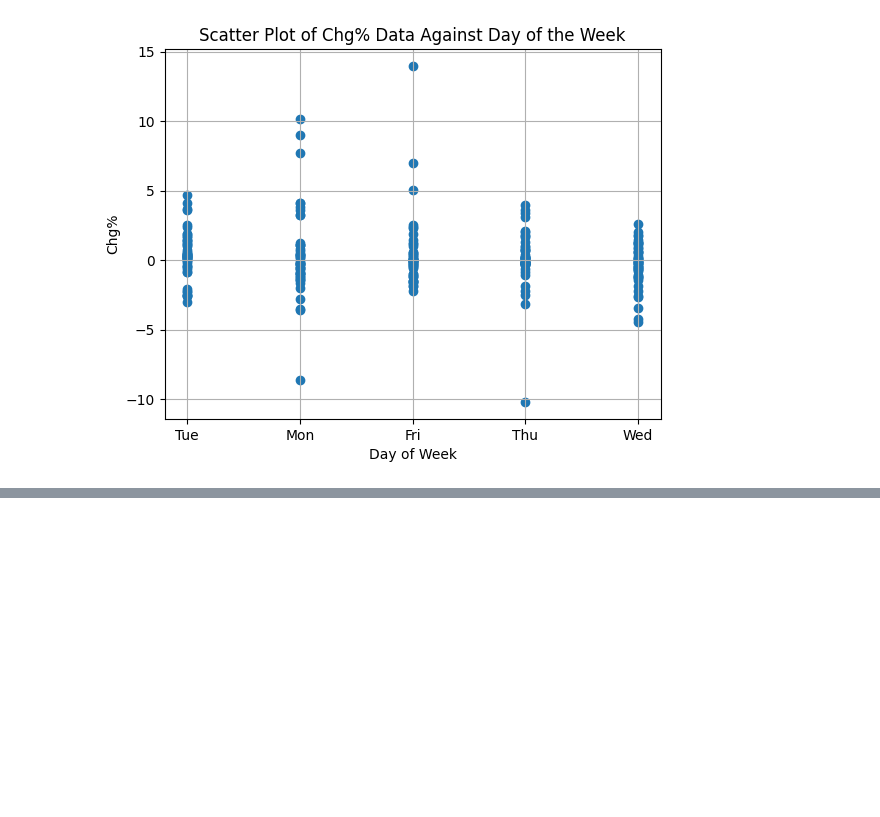
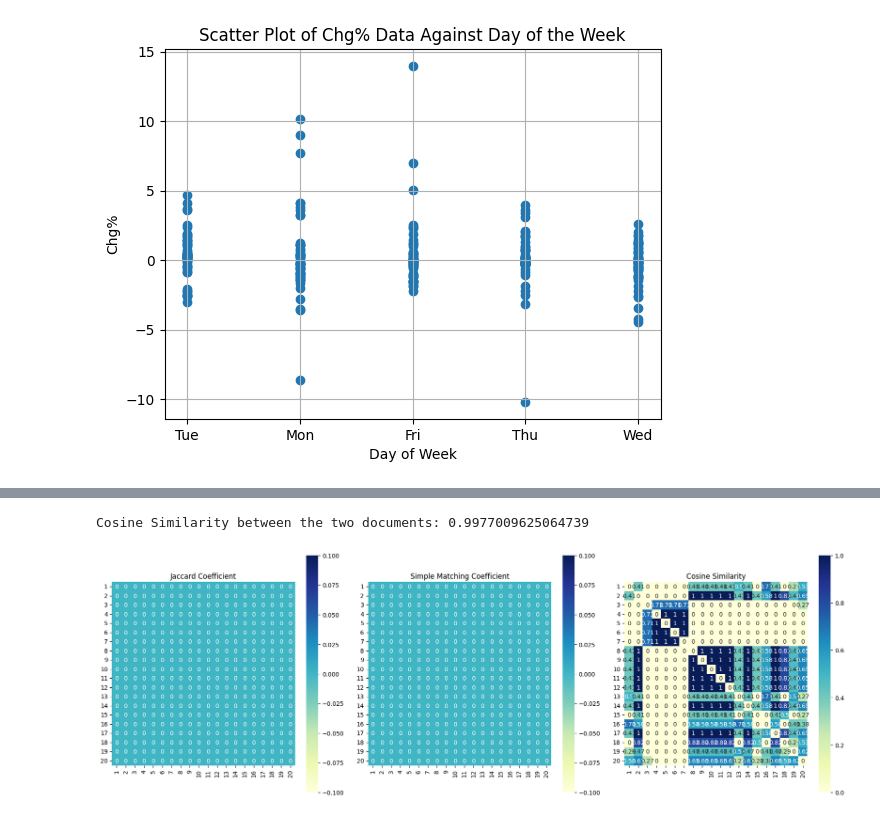
Before and after one commit to shashank-amireddy/MachineLearning, a Jupyter notebook: LAB-2/LAB_2.ipynb, the cells around one changed output, grey strips where cells are left out. Saved outputs shown, nothing was run; the diff lists cells and outputs as text; code cells hidden in the pictures; blank space fills up the shorter version.

```diff
--- a/LAB-2/LAB_2.ipynb
+++ b/LAB-2/LAB_2.ipynb
@@ -134,0 +321,13 @@ See the caveats in the documentation: https://pandas.pydata.org/pandas-docs/stab
+# %%
+'''
+A7. Data Normalization / Scaling: from the data study, identify the attributes which may need
+normalization. Employ appropriate normalization techniques to create normalized set of data.
+'''
+from sklearn.preprocessing import MinMaxScaler
+for col in numeric_cols:
+    df[col] = pd.to_numeric(df[col], errors='coerce')
+scaler = MinMaxScaler()
+df[numeric_cols] = scaler.fit_transform(df[numeric_cols])
+
+print("Normalized DataFrame:")
+print(df)
@@ -134,0 +380,65 @@ See the caveats in the documentation: https://pandas.pydata.org/pandas-docs/stab
+# %%
+'''
+Cosine Similarity Measure: Now take the complete vectors for these two observations (including
+all the attributes). Calculate the Cosine similarity between the documents by using the second
+feature vector for each document.
+'''
+from sklearn.metrics.pairwise import cosine_similarity
+
+vector1 = df.loc[0, df.columns != 'Record ID'].values.reshape(1, -1)
+vector2 = df.loc[1, df.columns != 'Record ID'].values.reshape(1, -1)
+cosine_sim = cosine_similarity(vector1, vector2)
+print(f"Cosine Similarity between the two documents: {cosine_sim[0][0]}")
+# %% [output]
+Cosine Similarity between the two documents: 0.9977009625064739
+# %%
+import seaborn as sns
+import matplotlib.pyplot as plt
+from sklearn.metrics import jaccard_score, pairwise_distances
+from sklearn.preprocessing import LabelEncoder, MinMaxScaler
+
+attributes = ['on thyroxine', 'query on thyroxine', 'on antithyroid medication',
+              'sick', 'pregnant', 'thyroid surgery', 'I131 treatment',
+              'query hypothyroid', 'query hyperthyroid', 'lithium',
+              'goitre', 'tumor', 'hypopituitary', 'psych',
+              'TSH measured', 'T3 measured', 'TT4 measured',
+              'T4U measured', 'FTI measured', 'TBG measured']
+
+
+label_encoders = {}
+for col in attributes:
+    label_encoders[col] = LabelEncoder()
+    df[col] = label_encoders[col].fit_transform(df[col])
+
+
+vectors = df.iloc[:20, :][attributes].values
+
+jc_matrix = np.zeros((20, 20))
+smc_matrix = np.zeros((20, 20))
+cosine_matrix = np.zeros((20, 20))
+
+for i in range(20):
+    for j in range(20):
+        if i != j:
+            cosine_matrix[i, j] = 1 - pairwise_distances(vectors[i].reshape(1, -1), vectors[j].reshape(1, -1), metric='cosine')[0, 0]
+
+
+
+fig, axes = plt.subplots(1, 3, figsize=(18, 6))
+
+sns.heatmap(jc_matrix, ax=axes[0], annot=True, cmap="YlGnBu", cbar=True, square=True,
+            xticklabels=list(range(1, 21)), yticklabels=list(range(1, 21)))
+axes[0].set_title("Jaccard Coefficient")
+
+sns.heatmap(smc_matrix, ax=axes[1], annot=True, cmap="YlGnBu", cbar=True, square=True,
+            xticklabels=list(range(1, 21)), yticklabels=list(range(1, 21)))
+axes[1].set_title("Simple Matching Coefficient")
+
+sns.heatmap(cosine_matrix, ax=axes[2], annot=True, cmap="YlGnBu", cbar=True, square=True,
+            xticklabels=list(range(1, 21)), yticklabels=list(range(1, 21)))
+axes[2].set_title("Cosine Similarity")
+
+plt.tight_layout()
+plt.show()
+# %% [output]
+[figure, added]
```
Also changed, not shown: parts of 6 cells of this notebook, 2 other files.
